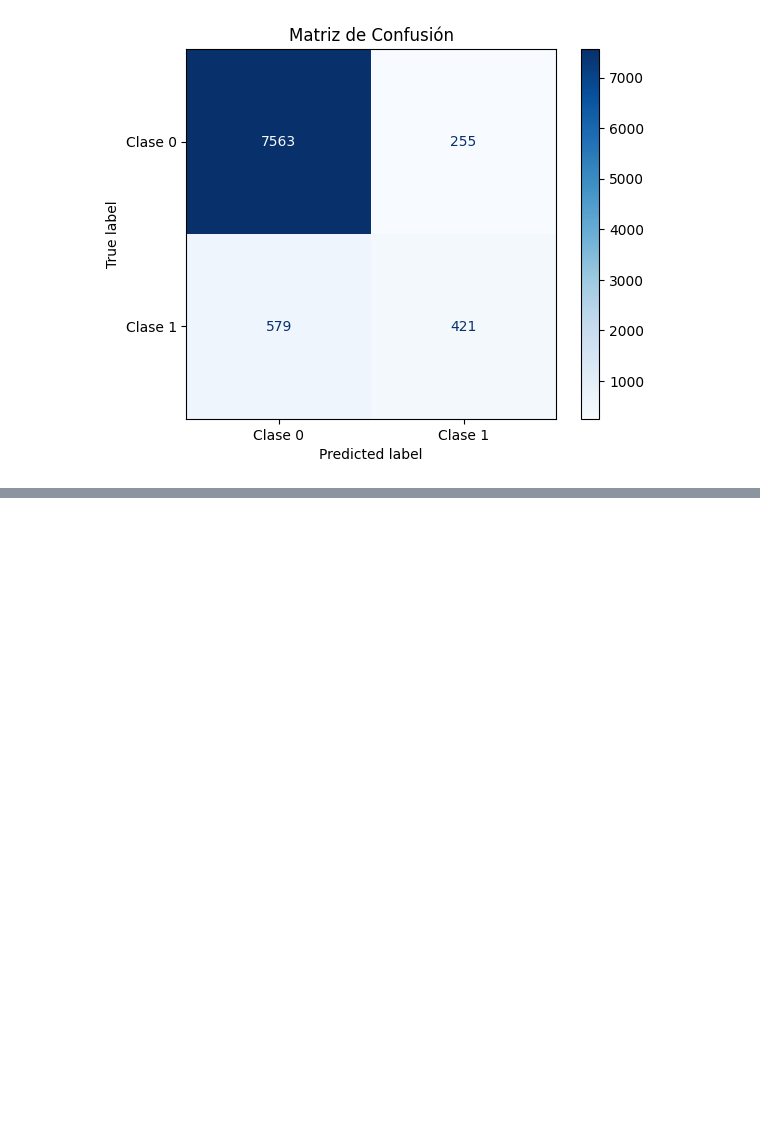
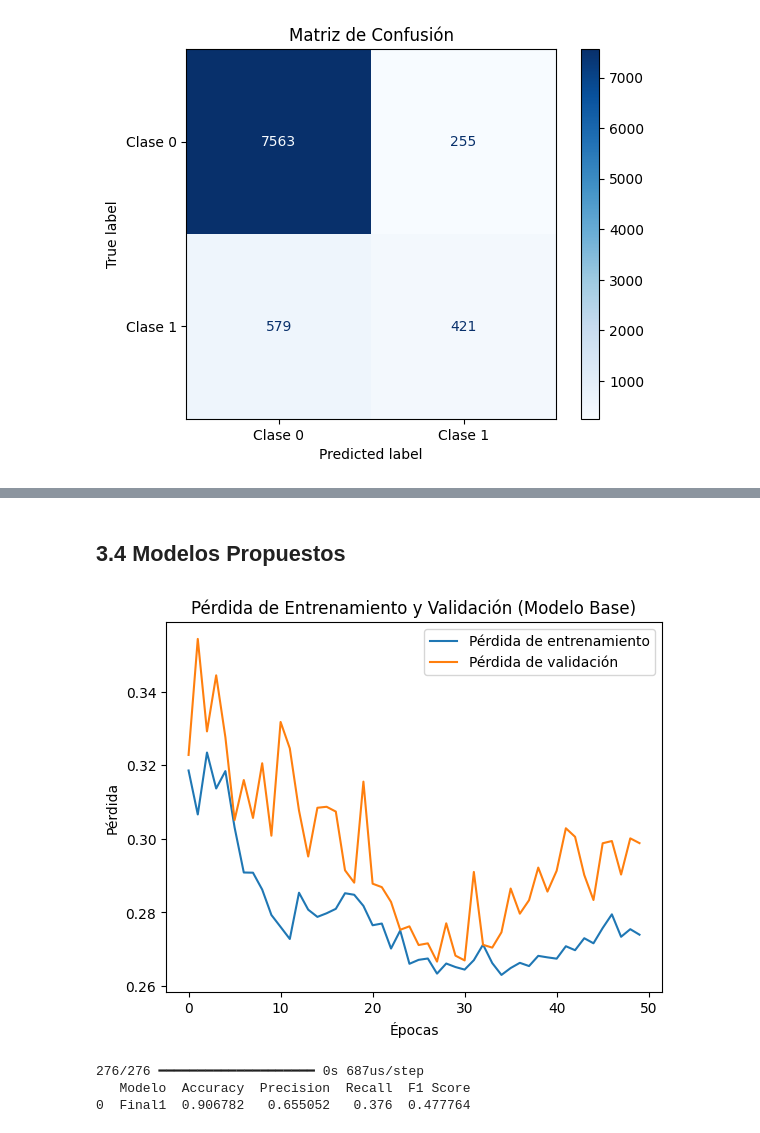
Before and after one commit to TheOneTrueDeQu/PROY2, a Jupyter notebook: PROY2-dataymodelos.ipynb, the cells around one changed output, grey strips where cells are left out. Saved outputs shown, nothing was run; the diff lists cells and outputs as text; code cells hidden in the pictures; blank space fills up the shorter version.

Commit message:
Modelos comparados

```diff
--- a/PROY2-dataymodelos.ipynb
+++ b/PROY2-dataymodelos.ipynb
@@ -486,0 +712,28 @@ plt.show()
+# %%
+# iteracion 2 de umbral
+for umbral in [0.31, 0.32, 0.33,0.34,0.35, 0.36, 0.37, 0.38, 0.39]:
+    modelo_alt = models.Sequential([
+    layers.Dense(25, activation='relu', input_shape=(input_shape,)),
+    layers.Dense(10, activation='relu'),
+    layers.Dense(1, activation='relu')])
+
+    modelo_alt.compile(optimizer="adam", loss='binary_crossentropy', metrics=['accuracy'])
+    modelo_alt.fit(X_train_preparado, y_train, epochs=50, validation_split=0.2, batch_size=32, verbose=0)
+    y_pred_alt = (modelo_alt.predict(X_test_preparado) > umbral).astype("int32")
+
+    accuracy = accuracy_score(y_test, y_pred_alt)
+    precision = precision_score(y_test, y_pred_alt)
+    recall = recall_score(y_test, y_pred_alt)
+    f1 = f1_score(y_test, y_pred_alt)
+
+
+    nuevo_resultado_um_2 = pd.DataFrame({
+        'Modelo': [f"Umbral: {umbral}"],
+        'Accuracy': [accuracy],
+        'Precision': [precision],
+        'Recall': [recall],
+        'F1 Score': [f1]
+    })
+
+    # Concatenar los resultados
+    resultados_um_2 = pd.concat([resultados_um_2, nuevo_resultado_um_2], ignore_index=True)
@@ -486,0 +774,45 @@ plt.show()
+# %% [markdown]
+## 3.4 Modelos Propuestos
+# %%
+modelo_f_1 = models.Sequential([
+    layers.Dense(20, activation='sigmoid', input_shape=(input_shape,)),
+    layers.Dense(1, activation='relu')])
+
+modelo_f_1.compile(optimizer='rmsprop',  loss='binary_crossentropy', metrics=['accuracy'])
+# %%
+historia_f_1 = modelo_f_1.fit(X_train_preparado, y_train, epochs=50, validation_split=0.2, batch_size=32, verbose=0)
+
+# Gráfica de la pérdida de entrenamiento y validación
+plt.plot(historia_f_1.history['loss'], label='Pérdida de entrenamiento')
+plt.plot(historia_f_1.history['val_loss'], label='Pérdida de validación')
+plt.title('Pérdida de Entrenamiento y Validación (Modelo Base)')
+plt.xlabel('Épocas')
+plt.ylabel('Pérdida')
+plt.legend()
+plt.show()
+# %% [output]
+[figure, added]
+# %%
+threshold_op = 3.1
+y_pred_f1 = (modelo_f_1.predict(X_test_preparado) > threshold).astype("int32")
+
+accuracy = accuracy_score(y_test, y_pred_f1)
+precision = precision_score(y_test, y_pred_f1)
+recall = recall_score(y_test, y_pred_f1)
+f1 = f1_score(y_test, y_pred_f1)
+
+# Crear un DataFrame para almacenar las métricas
+resultados_f1 = pd.DataFrame({
+    'Modelo': ['Final1'],  # Nombre del modelo
+    'Accuracy': [accuracy],
+    'Precision': [precision],
+    'Recall': [recall],
+    'F1 Score': [f1]
+})
+
+# Mostrar el DataFrame
+print(resultados_f1)
+# %% [output]
+276/276 ━━━━━━━━━━━━━━━━━━━━ 0s 687us/step
+   Modelo  Accuracy  Precision  Recall  F1 Score
+0  Final1  0.906782   0.655052   0.376  0.477764
```
Also changed, not shown: parts of 21 cells of this notebook.
